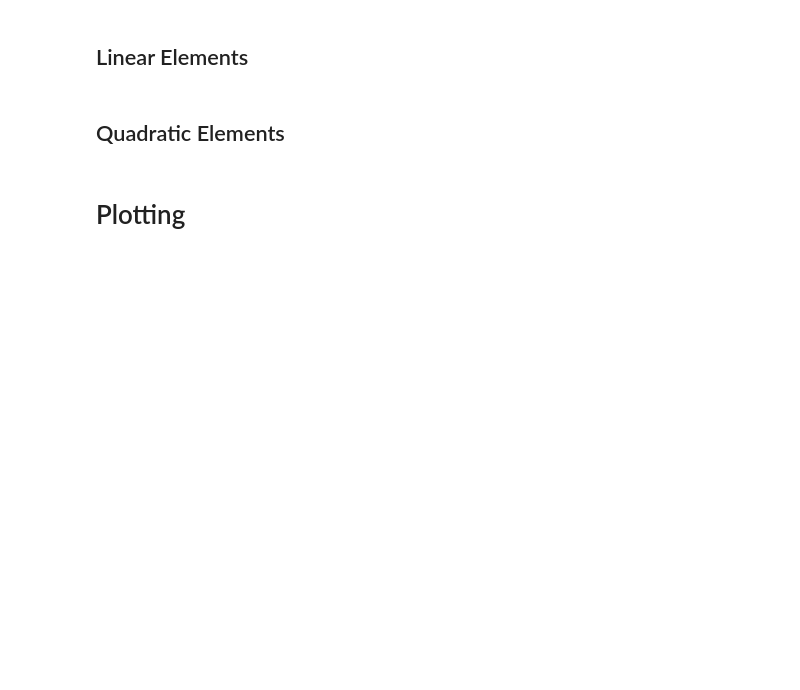
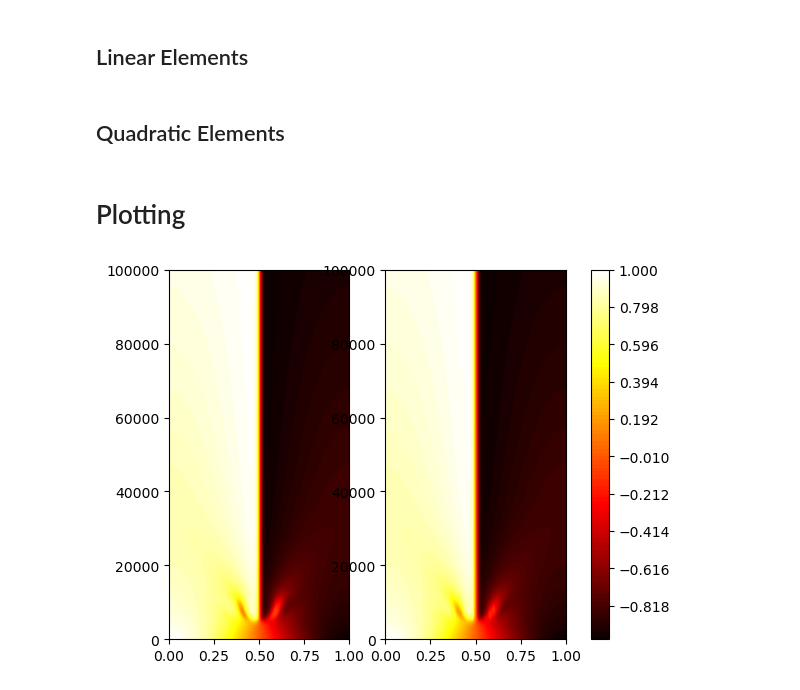
Before and after one commit to segundourraza/MMSC-Scientific-Computing, a Jupyter notebook: fem_test.ipynb, the cells around one changed output. Cells and saved outputs as stored; diff of their text form; code cells hidden in the pictures; blank space fills up the shorter version.

```diff
--- a/fem_test.ipynb
+++ b/fem_test.ipynb
@@ -29,7 +29,7 @@ linear.solve(c0, tEnd, dt, time_integrator=0)
 # %% [markdown]
 ## Quadratic Elements
 # %%
-N = 50
+N = 25
 poly_degree = 2
 quad = CahnHilliardSolver(epsilon,
                          number_of_elements=N, L = L,
@@ -40,15 +40,17 @@ quad.solve(c0, tEnd, dt, time_integrator=0)
 # %%
 fig, ax = plt.subplots(1,2)
 levels = np.linspace(-1, 1, 100)
 map = 'hot'
 
 X, Y = np.meshgrid(linear.x, linear.t/dt)
 cs1 = ax[0].contourf(X, Y, linear.sol_c, levels = levels, cmap = map)
 
 X, Y = np.meshgrid(quad.x, quad.t/dt)
 cs2 = ax[1].contourf(X, Y, quad.sol_c, levels = levels, cmap = map)
 
 
 cbar = fig.colorbar(cs1, ax=ax, orientation='vertical')
-cbar.set_label('c')
+cbar.set_label('')
+# %% [output]
+[figure, added]
 # %%
```
Also changed, not shown: parts of 2 cells of this notebook, 3 other files.
